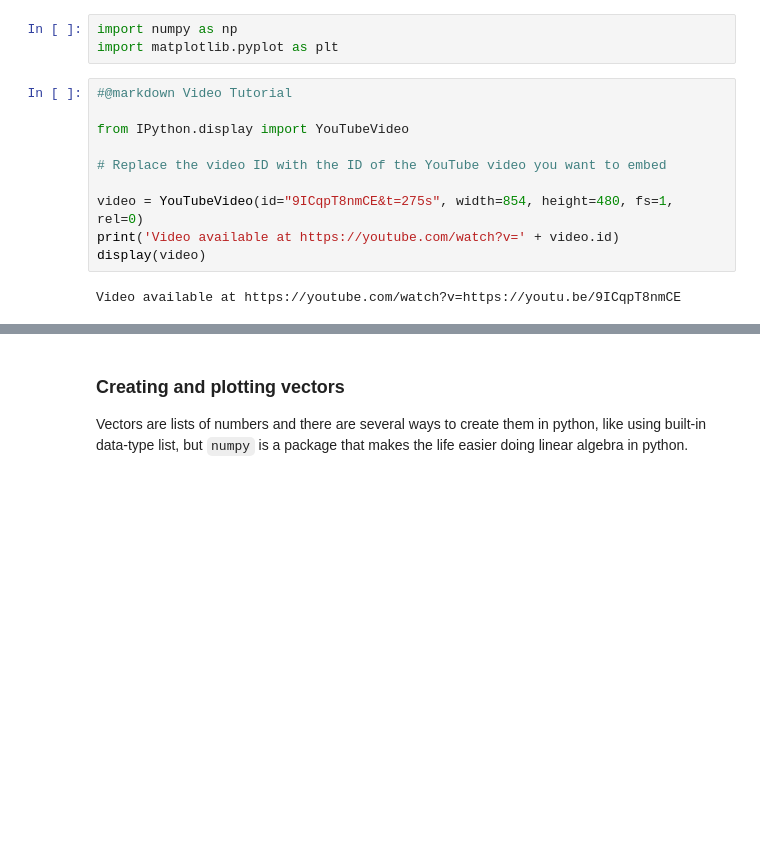
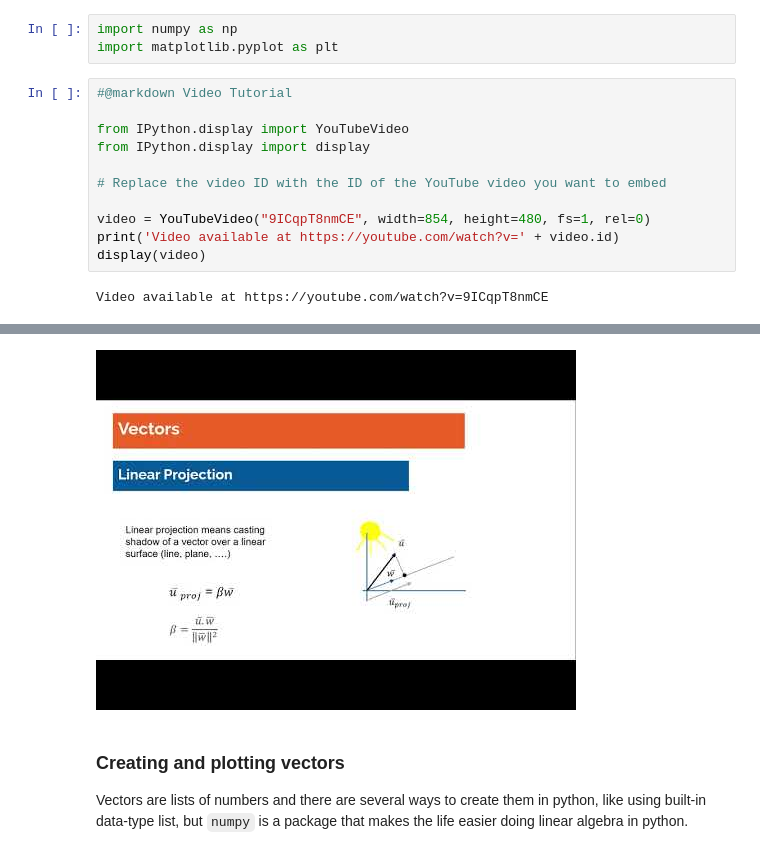
Before and after one commit to MiladQolami/Mathematical-tools-for-neuroscience, a Jupyter notebook: Linear_Algebra/Linear_algebra_vectors.ipynb, the cells around one changed output, grey strips where cells are left out. Drawn from its saved outputs; the diff is of its cells as text; blank space fills up the shorter version.

```diff
--- a/Linear_Algebra/Linear_algebra_vectors.ipynb
+++ b/Linear_Algebra/Linear_algebra_vectors.ipynb
@@ -12,11 +12,12 @@ import matplotlib.pyplot as plt
 #@markdown Video Tutorial
 
 from IPython.display import YouTubeVideo
+from IPython.display import display
 
 # Replace the video ID with the ID of the YouTube video you want to embed
 
-video = YouTubeVideo(id="9ICqpT8nmCE&t=275s", width=854, height=480, fs=1, rel=0)
+video = YouTubeVideo("9ICqpT8nmCE", width=854, height=480, fs=1, rel=0)
 print('Video available at https://youtube.com/watch?v=' + video.id)
 display(video)
 # %% [output]
-Video available at https://youtube.com/watch?v=https://youtu.be/9ICqpT8nmCE
+Video available at https://youtube.com/watch?v=9ICqpT8nmCE
@@ -24,3 +24,4 @@ Video available at https://youtube.com/watch?v=https://youtu.be/9ICqpT8nmCE
+[figure, added]
 # %% [markdown]
 ### Creating  and plotting vectors
 
```
Also changed, not shown: parts of 1 cell of this notebook.
